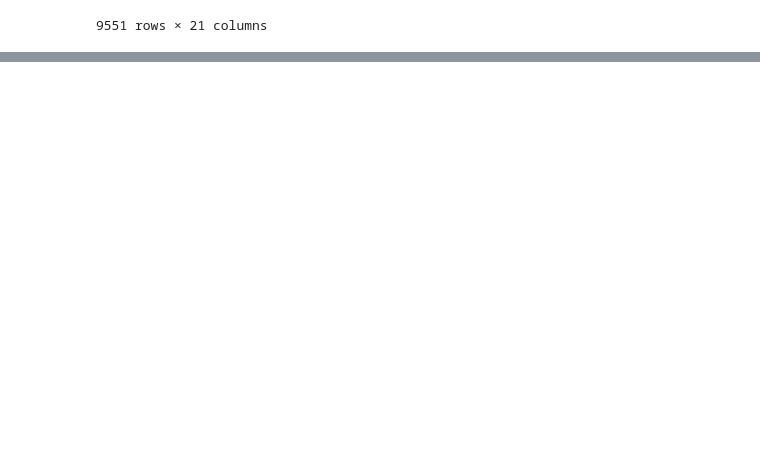
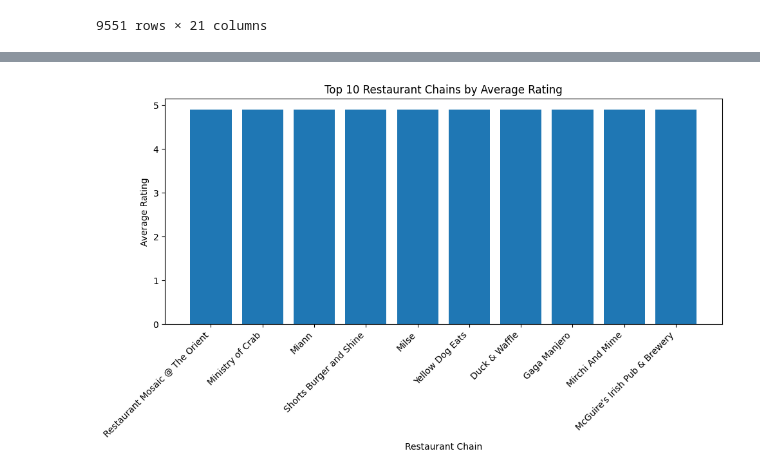
Before and after one commit to mayurdalvi3003/Cognifyz-Technology-Internship-Tasks, a Jupyter notebook: Level2/Level2 tasks.ipynb, the cells around one changed output, grey strips where cells are left out. Drawn from its saved outputs; the diff is of its cells as text; code cells hidden in the pictures; blank space fills up the shorter version.

```diff
--- a/Level2/Level2 tasks.ipynb
+++ b/Level2/Level2 tasks.ipynb
@@ -144,0 +131,18 @@ KeyError: 0
+# %%
+chain_ratings = df.groupby("Restaurant Name")["Aggregate rating"].mean().reset_index(name="Average Rating")
+chain_votes = df.groupby("Restaurant Name")["Votes"].sum().reset_index(name="Total Votes")
+# %%
+chain_analysis = pd.merge(chain_ratings, chain_votes, on="Restaurant Name")
+# %%
+chain_analysis = chain_analysis.sort_values(by="Average Rating", ascending=False)
+# %%
+plt.figure(figsize=(10, 6))
+plt.bar(chain_analysis["Restaurant Name"][:10], chain_analysis["Average Rating"][:10])
+plt.xticks(rotation=45, ha='right')
+plt.xlabel("Restaurant Chain")
+plt.ylabel("Average Rating")
+plt.title("Top 10 Restaurant Chains by Average Rating")
+plt.tight_layout()
+plt.show()
+# %% [output]
+[figure, added]
```
Also changed, not shown: parts of 14 cells of this notebook.
